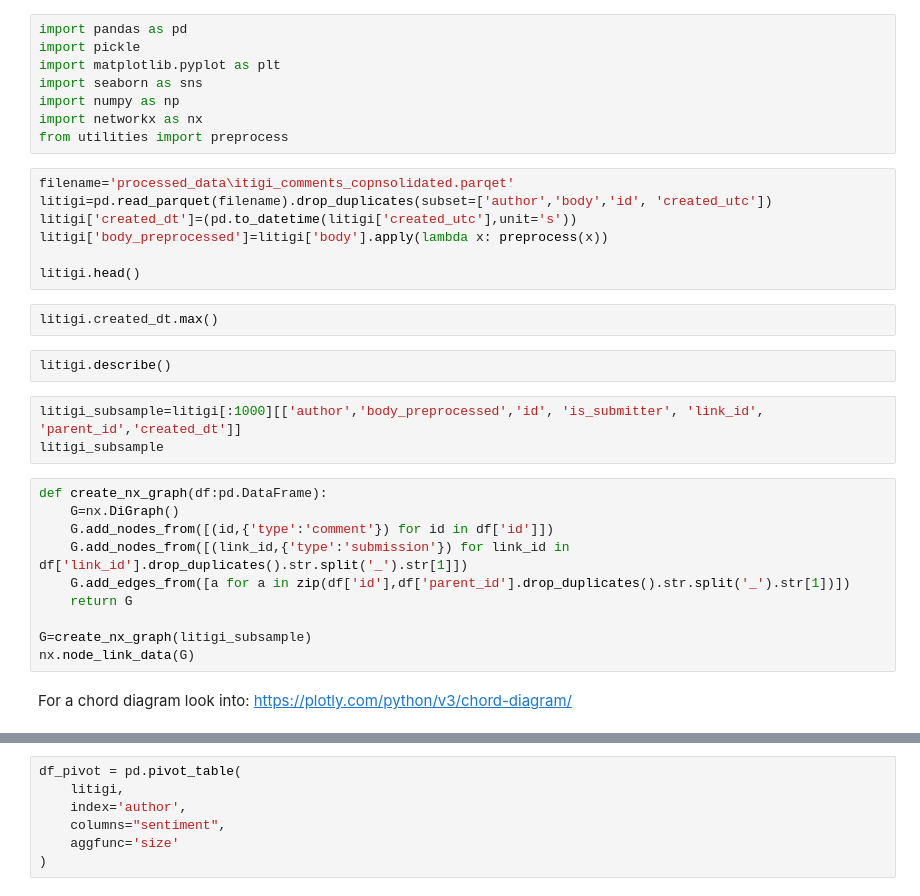
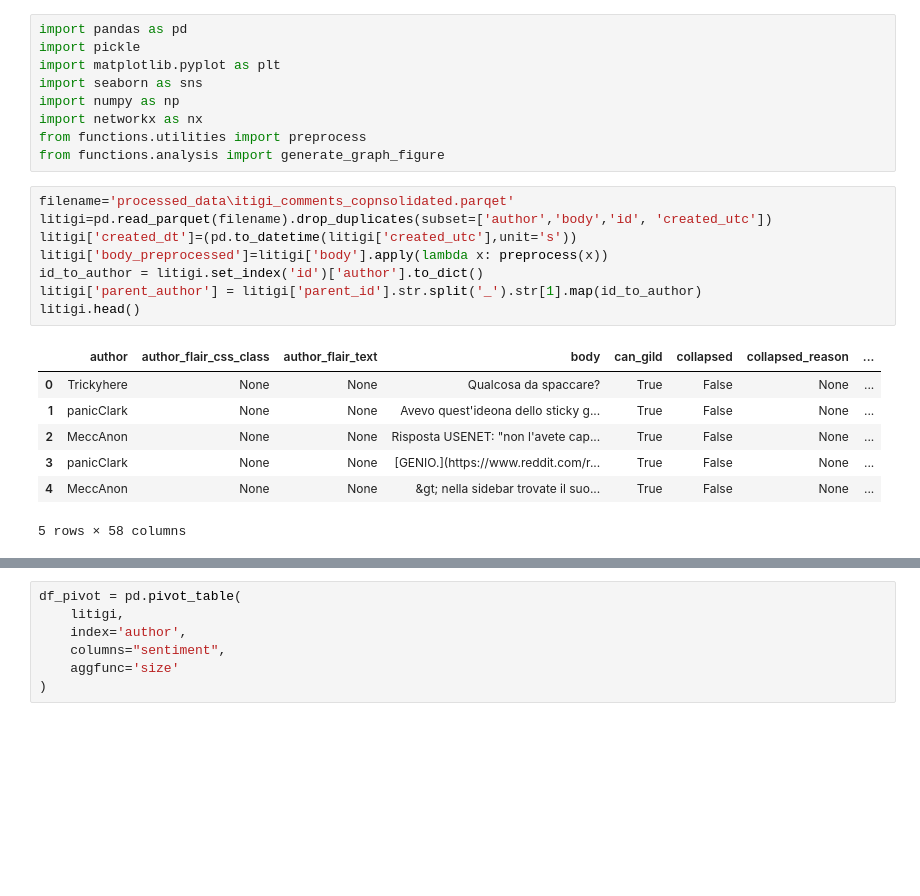
Before and after one commit to alessandro-rubin/subreddit-lens, a Jupyter notebook: litigi_analysis.ipynb, the cells around one changed output, grey strips where cells are left out. Saved outputs shown, nothing was run; the diff lists cells and outputs as text; blank space fills up the shorter version.

Commit message:
refactored code and split analysis notebooks

```diff
--- a/litigi_analysis.ipynb
+++ b/litigi_analysis.ipynb
@@ -5,30 +5,21 @@ import matplotlib.pyplot as plt
 import seaborn as sns
 import numpy as np
 import networkx as nx
-from utilities import preprocess
+from functions.utilities import preprocess
+from functions.analysis import generate_graph_figure
 # %%
 filename='processed_data\itigi_comments_copnsolidated.parqet'
 litigi=pd.read_parquet(filename).drop_duplicates(subset=['author','body','id', 'created_utc'])
 litigi['created_dt']=(pd.to_datetime(litigi['created_utc'],unit='s'))
 litigi['body_preprocessed']=litigi['body'].apply(lambda x: preprocess(x))
-
+id_to_author = litigi.set_index('id')['author'].to_dict()
+litigi['parent_author'] = litigi['parent_id'].str.split('_').str[1].map(id_to_author)
 litigi.head()
+# %% [output]
+|  | author | author_flair_css_class | author_flair_text | body | can_gild | collapsed | collapsed_reason | ... |
+| 0 | Trickyhere | None | None | Qualcosa da spaccare? | True | False | None | ... |
+| 1 | panicClark | None | None | Avevo quest'ideona dello sticky g... | True | False | None | ... |
+| 2 | MeccAnon | None | None | Risposta USENET: "non l'avete cap... | True | False | None | ... |
+| 3 | panicClark | None | None | [GENIO.](https://www.reddit.com/r... | True | False | None | ... |
+| 4 | MeccAnon | None | None | &gt; nella sidebar trovate il suo... | True | False | None | ... |
+5 rows × 58 columns
-# %%
-litigi.created_dt.max()
-# %%
-litigi.describe()
-# %%
-litigi_subsample=litigi[:1000][['author','body_preprocessed','id', 'is_submitter', 'link_id', 'parent_id','created_dt']]
-litigi_subsample
-# %%
-def create_nx_graph(df:pd.DataFrame):
-    G=nx.DiGraph()
-    G.add_nodes_from([(id,{'type':'comment'}) for id in df['id']])
-    G.add_nodes_from([(link_id,{'type':'submission'}) for link_id in df['link_id'].drop_duplicates().str.split('_').str[1]])
-    G.add_edges_from([a for a in zip(df['id'],df['parent_id'].drop_duplicates().str.split('_').str[1])])
-    return G
-
-G=create_nx_graph(litigi_subsample)
-nx.node_link_data(G)
-# %% [markdown]
-For a chord diagram look into: https://plotly.com/python/v3/chord-diagram/
```
Also changed, not shown: parts of 4 cells of this notebook, 7 other files.
